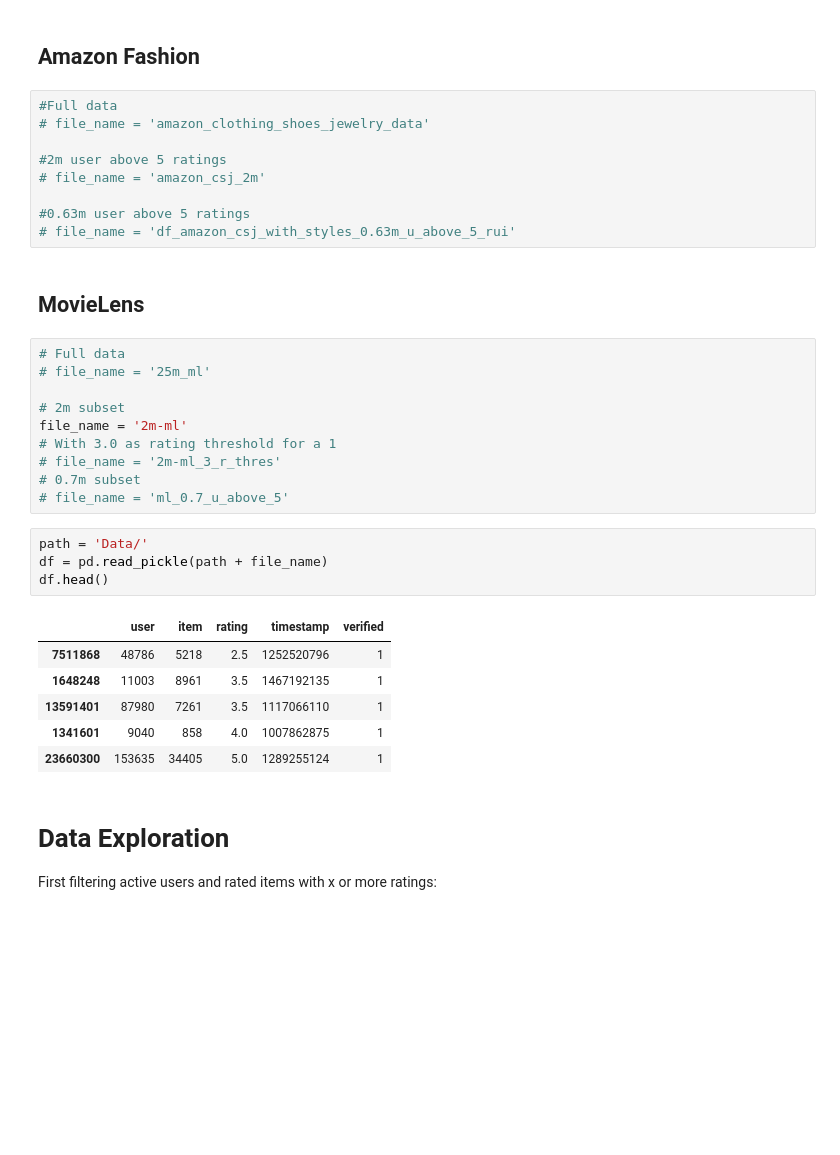
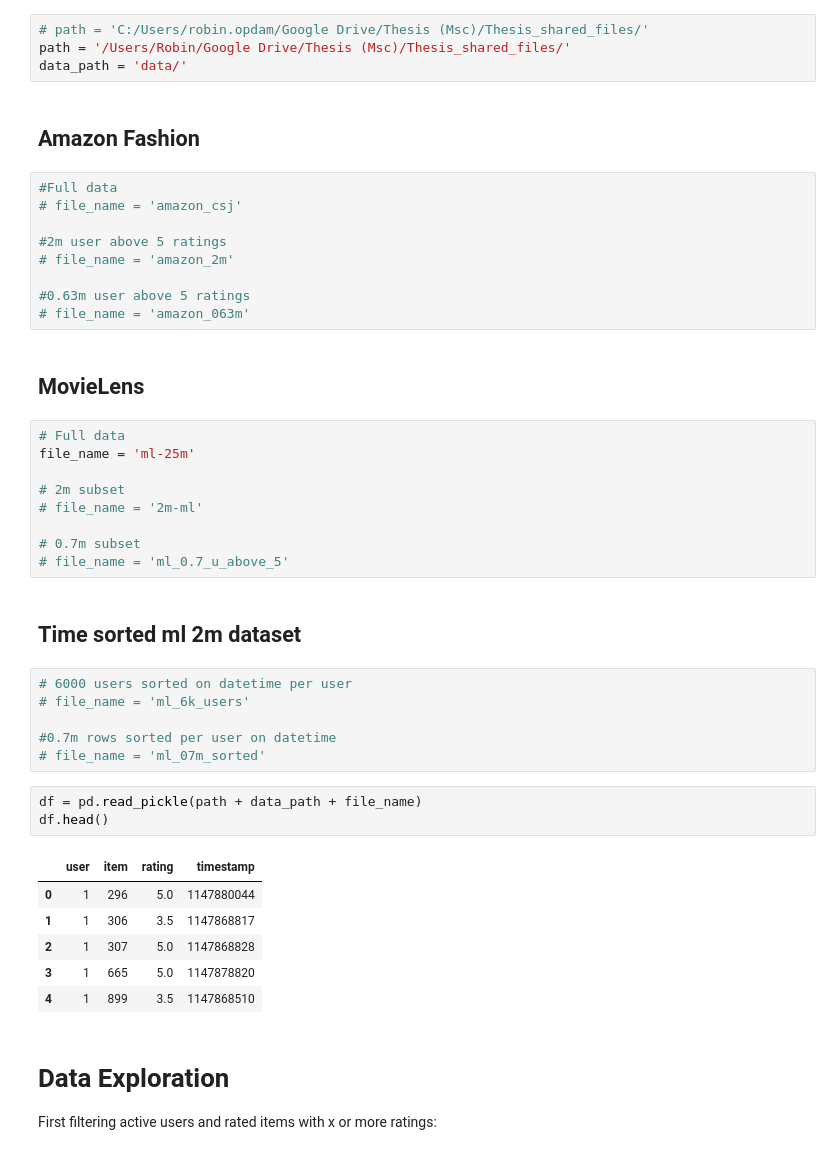
Before and after one commit to ROpdam/recommender_comparison, a Jupyter notebook: BPR.ipynb, the cells around one changed output. Saved outputs shown, nothing was run; the diff lists cells and outputs as text; blank space fills up the shorter version.

```diff
--- a/BPR.ipynb
+++ b/BPR.ipynb
@@ -21,40 +21,50 @@ pd.set_option('display.max_columns', 100)
 # display(HTML("<style>.container { width:100% !important; }</style>"))
 # %% [markdown]
 # Read Data
+# %%
+# path = 'C:/Users/robin.opdam/Google Drive/Thesis (Msc)/Thesis_shared_files/'
+path = '/Users/Robin/Google Drive/Thesis (Msc)/Thesis_shared_files/'
+data_path = 'data/'
 # %% [markdown]
 ## Amazon Fashion
 # %%
 #Full data
-# file_name = 'amazon_clothing_shoes_jewelry_data'
+# file_name = 'amazon_csj'
 
 #2m user above 5 ratings
-# file_name = 'amazon_csj_2m'
+# file_name = 'amazon_2m'
 
 #0.63m user above 5 ratings
-# file_name = 'df_amazon_csj_with_styles_0.63m_u_above_5_rui'
+# file_name = 'amazon_063m'
 # %% [markdown]
 ## MovieLens
 # %%
 # Full data
-# file_name = '25m_ml'
+file_name = 'ml-25m'
 
 # 2m subset
-file_name = '2m-ml'
-# With 3.0 as rating threshold for a 1
-# file_name = '2m-ml_3_r_thres'
+# file_name = '2m-ml'
+
 # 0.7m subset
 # file_name = 'ml_0.7_u_above_5'
+# %% [markdown]
+## Time sorted ml 2m dataset
+# %%
+# 6000 users sorted on datetime per user
+# file_name = 'ml_6k_users'
+
+#0.7m rows sorted per user on datetime
+# file_name = 'ml_07m_sorted'
 # %%
-path = 'Data/'
-df = pd.read_pickle(path + file_name)
+df = pd.read_pickle(path + data_path + file_name)
 df.head()
 # %% [output]
-|  | user | item | rating | timestamp | verified |
-| 7511868 | 48786 | 5218 | 2.5 | 1252520796 | 1 |
-| 1648248 | 11003 | 8961 | 3.5 | 1467192135 | 1 |
-| 13591401 | 87980 | 7261 | 3.5 | 1117066110 | 1 |
-| 1341601 | 9040 | 858 | 4.0 | 1007862875 | 1 |
-| 23660300 | 153635 | 34405 | 5.0 | 1289255124 | 1 |
+|  | user | item | rating | timestamp |
+| 0 | 1 | 296 | 5.0 | 1147880044 |
+| 1 | 1 | 306 | 3.5 | 1147868817 |
+| 2 | 1 | 307 | 5.0 | 1147868828 |
+| 3 | 1 | 665 | 5.0 | 1147878820 |
+| 4 | 1 | 899 | 3.5 | 1147868510 |
 # %% [markdown]
 # Data Exploration
 
```
Also changed, not shown: parts of 20 cells of this notebook, 2 other files.
